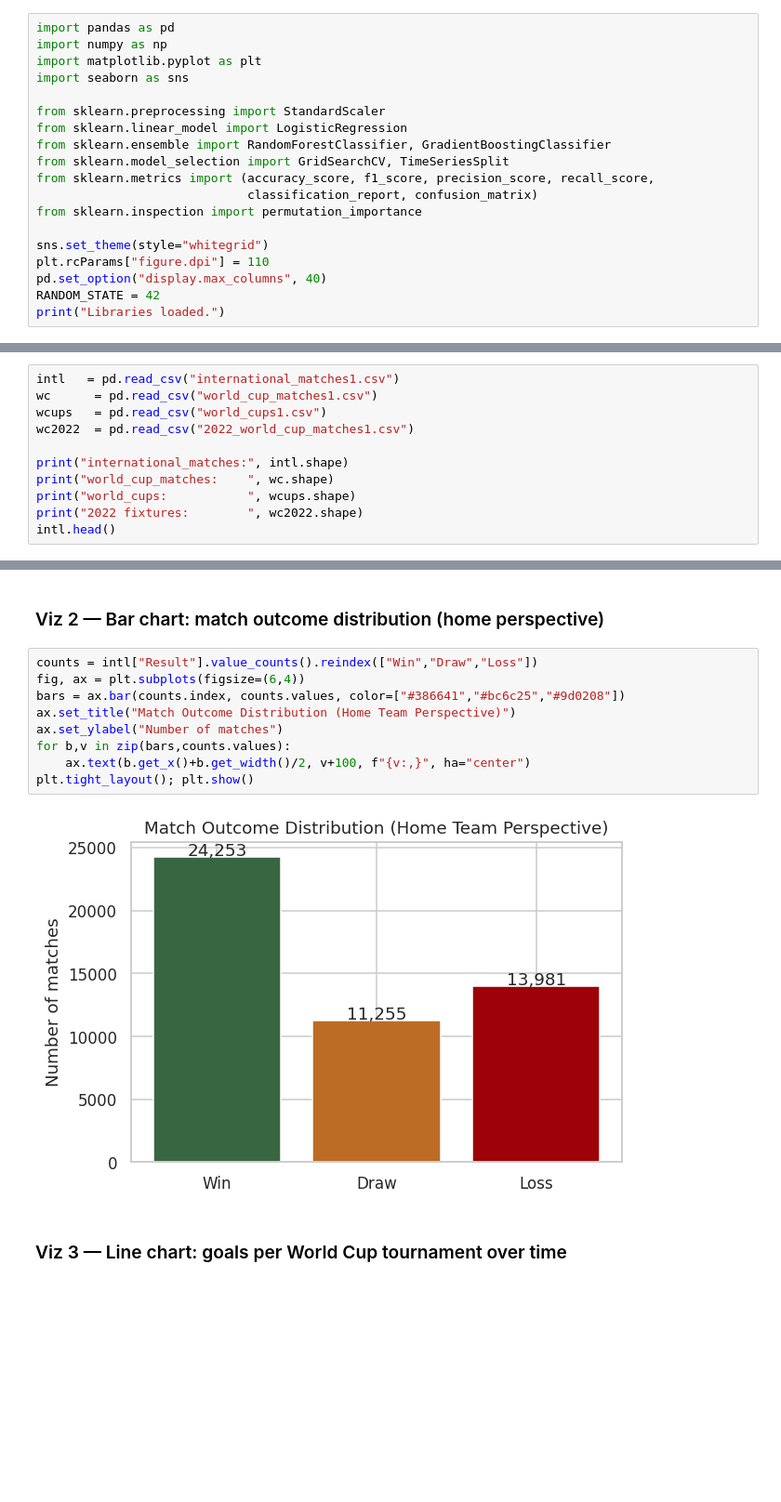
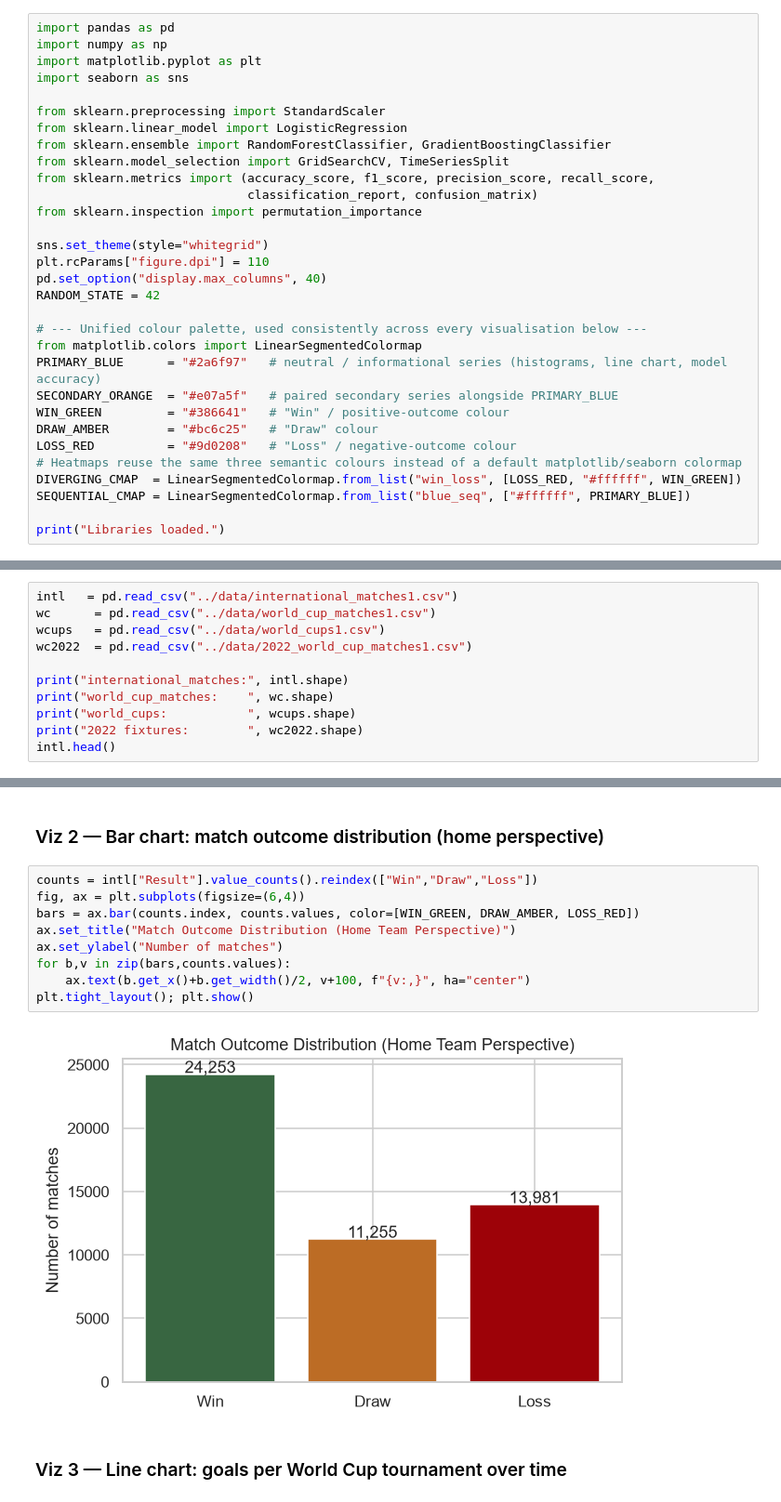
Before and after one commit to LEEWXIN/world-cup-outcome-prediction, a Jupyter notebook: notebook/World_Cup_Prediction.ipynb, the cells around one changed output, grey strips where cells are left out. Shown at 93% size. Saved outputs shown, nothing was run; the diff lists cells and outputs as text; blank space fills up the shorter version.

```diff
--- a/notebook/World_Cup_Prediction.ipynb
+++ b/notebook/World_Cup_Prediction.ipynb
@@ -43,6 +43,18 @@ sns.set_theme(style="whitegrid")
 plt.rcParams["figure.dpi"] = 110
 pd.set_option("display.max_columns", 40)
 RANDOM_STATE = 42
+
+# --- Unified colour palette, used consistently across every visualisation below ---
+from matplotlib.colors import LinearSegmentedColormap
+PRIMARY_BLUE      = "#2a6f97"   # neutral / informational series (histograms, line chart, model accuracy)
+SECONDARY_ORANGE  = "#e07a5f"   # paired secondary series alongside PRIMARY_BLUE
+WIN_GREEN         = "#386641"   # "Win" / positive-outcome colour
+DRAW_AMBER        = "#bc6c25"   # "Draw" colour
+LOSS_RED          = "#9d0208"   # "Loss" / negative-outcome colour
+# Heatmaps reuse the same three semantic colours instead of a default matplotlib/seaborn colormap
+DIVERGING_CMAP  = LinearSegmentedColormap.from_list("win_loss", [LOSS_RED, "#ffffff", WIN_GREEN])
+SEQUENTIAL_CMAP = LinearSegmentedColormap.from_list("blue_seq", ["#ffffff", PRIMARY_BLUE])
+
 print("Libraries loaded.")
 # %% [output]
 Libraries loaded.
@@ -50,10 +62,10 @@ Libraries loaded.
 ## 2. Data Collection
 We load all four files. The international dataset (49,490 matches, 1872–2026, updated snapshot) is our modelling base; the others provide World Cup context and the 2022 prediction target.
 # %%
-intl   = pd.read_csv("international_matches1.csv")
-wc      = pd.read_csv("world_cup_matches1.csv")
-wcups   = pd.read_csv("world_cups1.csv")
-wc2022  = pd.read_csv("2022_world_cup_matches1.csv")
+intl   = pd.read_csv("../data/international_matches1.csv")
+wc      = pd.read_csv("../data/world_cup_matches1.csv")
+wcups   = pd.read_csv("../data/world_cups1.csv")
+wc2022  = pd.read_csv("../data/2022_world_cup_matches1.csv")
 
 print("international_matches:", intl.shape)
 print("world_cup_matches:    ", wc.shape)
@@ -218,14 +244,14 @@ plt.tight_layout(); plt.show()
 # %%
 counts = intl["Result"].value_counts().reindex(["Win","Draw","Loss"])
 fig, ax = plt.subplots(figsize=(6,4))
-bars = ax.bar(counts.index, counts.values, color=["#386641","#bc6c25","#9d0208"])
+bars = ax.bar(counts.index, counts.values, color=[WIN_GREEN, DRAW_AMBER, LOSS_RED])
 ax.set_title("Match Outcome Distribution (Home Team Perspective)")
 ax.set_ylabel("Number of matches")
 for b,v in zip(bars,counts.values):
     ax.text(b.get_x()+b.get_width()/2, v+100, f"{v:,}", ha="center")
 plt.tight_layout(); plt.show()
 # %% [output]
-[figure, old version]
+[figure, new version]
 # %% [markdown]
 ### Viz 3 — Line chart: goals per World Cup tournament over time
 # %%
```
Also changed, not shown: parts of 24 cells of this notebook, 9 other files.
